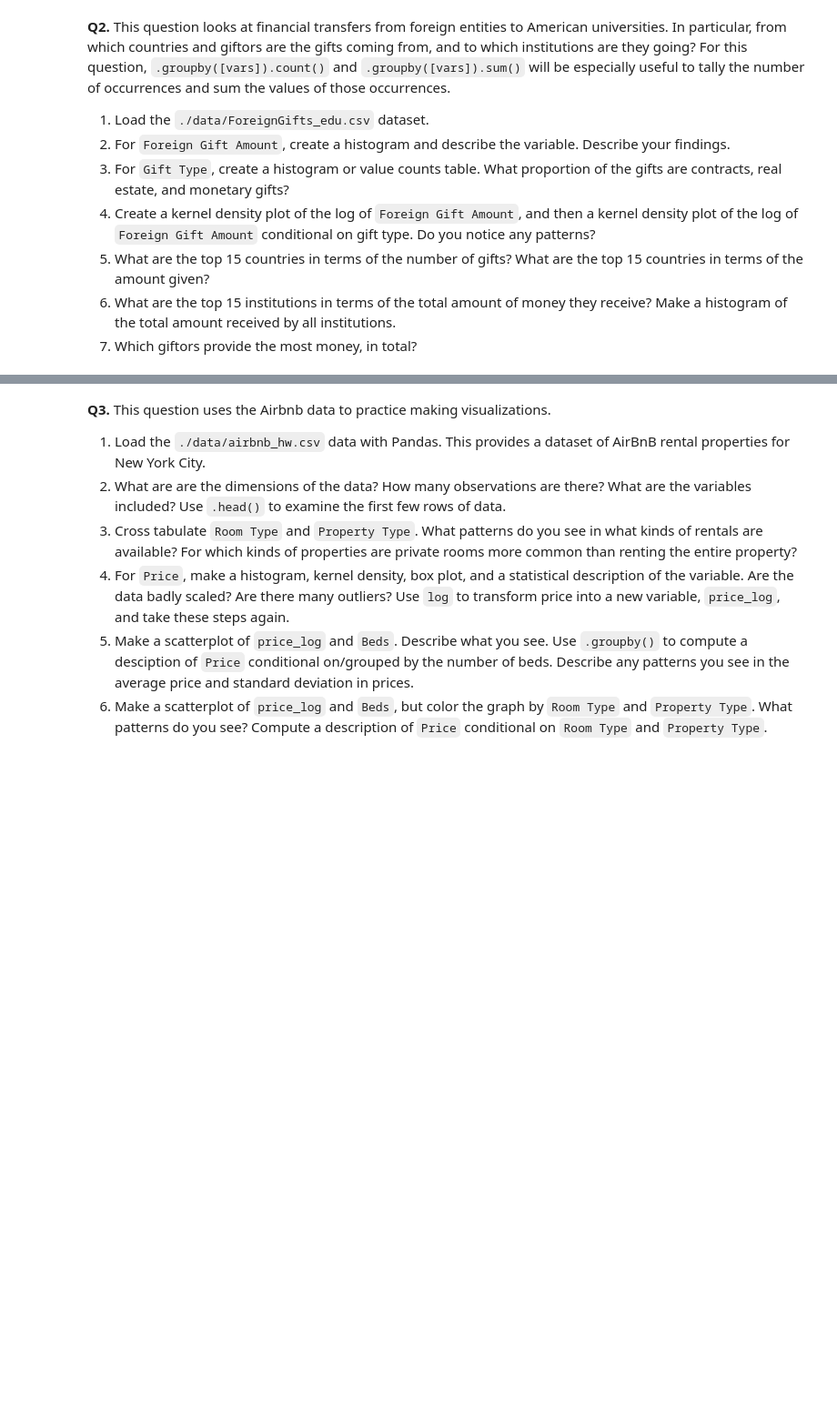
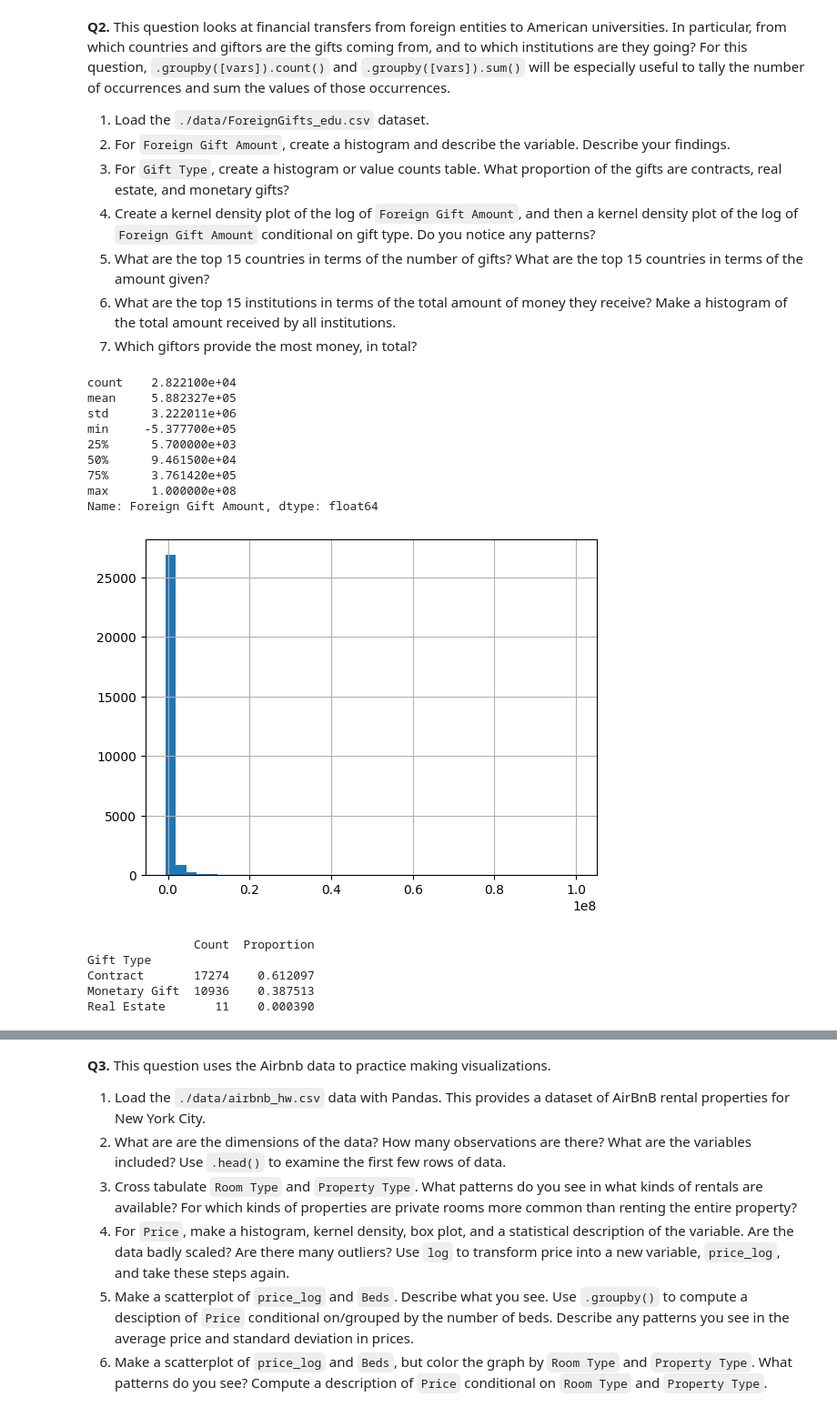
Before and after one commit to nylaup/EDA, a Jupyter notebook: assignment/assignment.ipynb, the cells around one changed output, grey strips where cells are left out. Shown at 91% size. Cells and saved outputs as stored; diff of their text form; code cells hidden in the pictures; blank space fills up the shorter version.

```diff
--- a/assignment/assignment.ipynb
+++ b/assignment/assignment.ipynb
@@ -35,3 +35,39 @@ It can be very helpful to understand some basic properties of these statistics.
 5. What are the top 15 countries in terms of the number of gifts? What are the top 15 countries in terms of the amount given?
 6. What are the top 15 institutions in terms of the total amount of money they receive? Make a histogram of the total amount received by all institutions.
 7. Which giftors provide the most money, in total?
+# %%
+import numpy as np
+import pandas as pd
+import matplotlib.pyplot as plt
+import scipy
+import seaborn as sns
+GiftData = pd.read_csv("./data/ForeignGifts_edu.csv") #1.
+
+#2.
+GiftData['Foreign Gift Amount'].hist(bins=40)
+#Based on the histogram, it seems the data is skewed right and has outliers with large values
+
+GiftData['Foreign Gift Amount'].describe()
+# %% [output]
+count    2.822100e+04
+mean     5.882327e+05
+std      3.222011e+06
+min     -5.377700e+05
+25%      5.700000e+03
+50%      9.461500e+04
+75%      3.761420e+05
+max      1.000000e+08
+Name: Foreign Gift Amount, dtype: float64
+[figure, added]
+# %%
+#3.
+Gift_Dist = GiftData['Gift Type'].value_counts().to_frame('Count')
+Total = GiftData['Gift Type'].count()
+Gift_Dist['Proportion'] = Gift_Dist['Count'] / Total
+print(Gift_Dist)
+# %% [output]
+               Count  Proportion
+Gift Type
+Contract       17274    0.612097
+Monetary Gift  10936    0.387513
+Real Estate       11    0.000390
```
Also changed, not shown: parts of 2 cells of this notebook.
